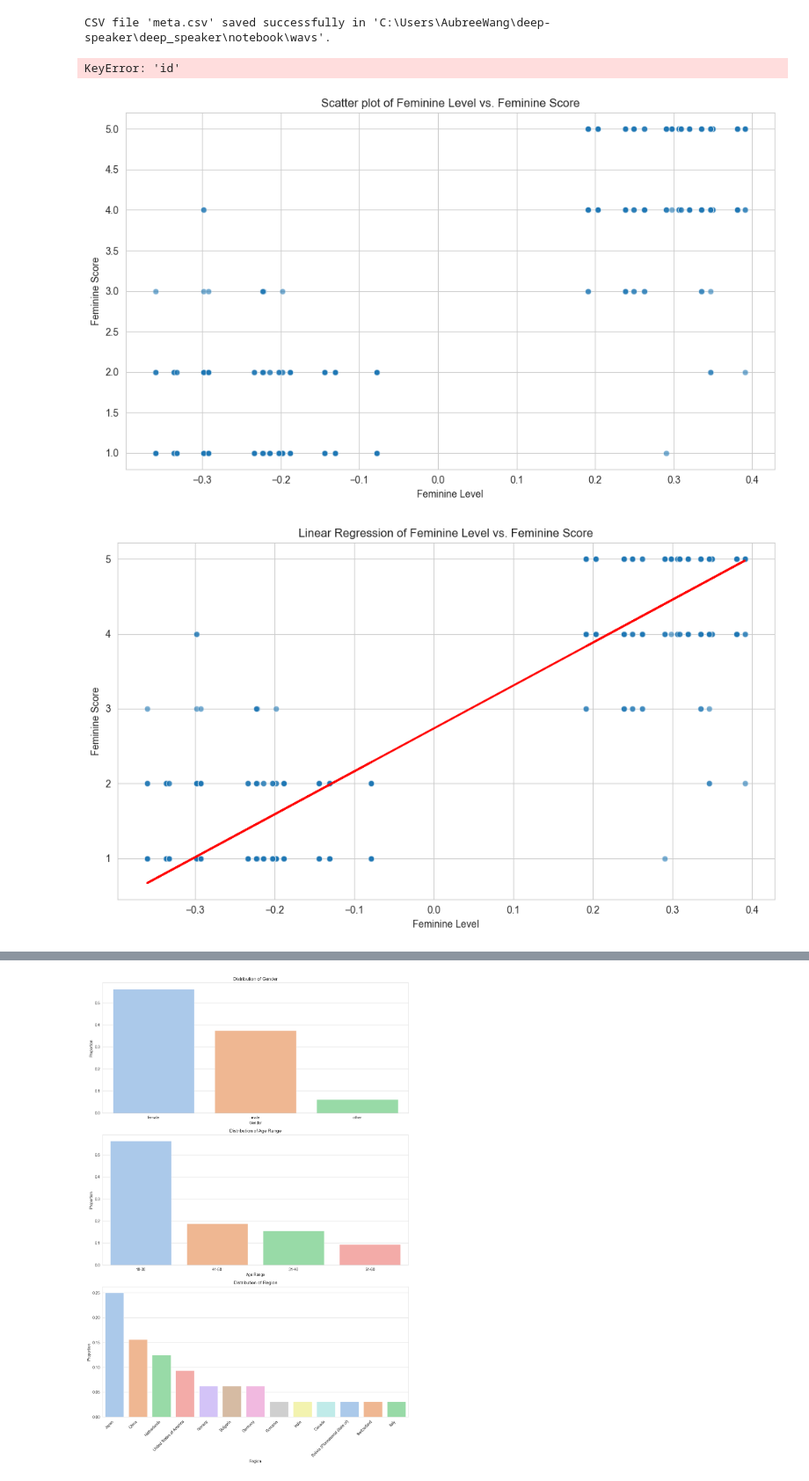
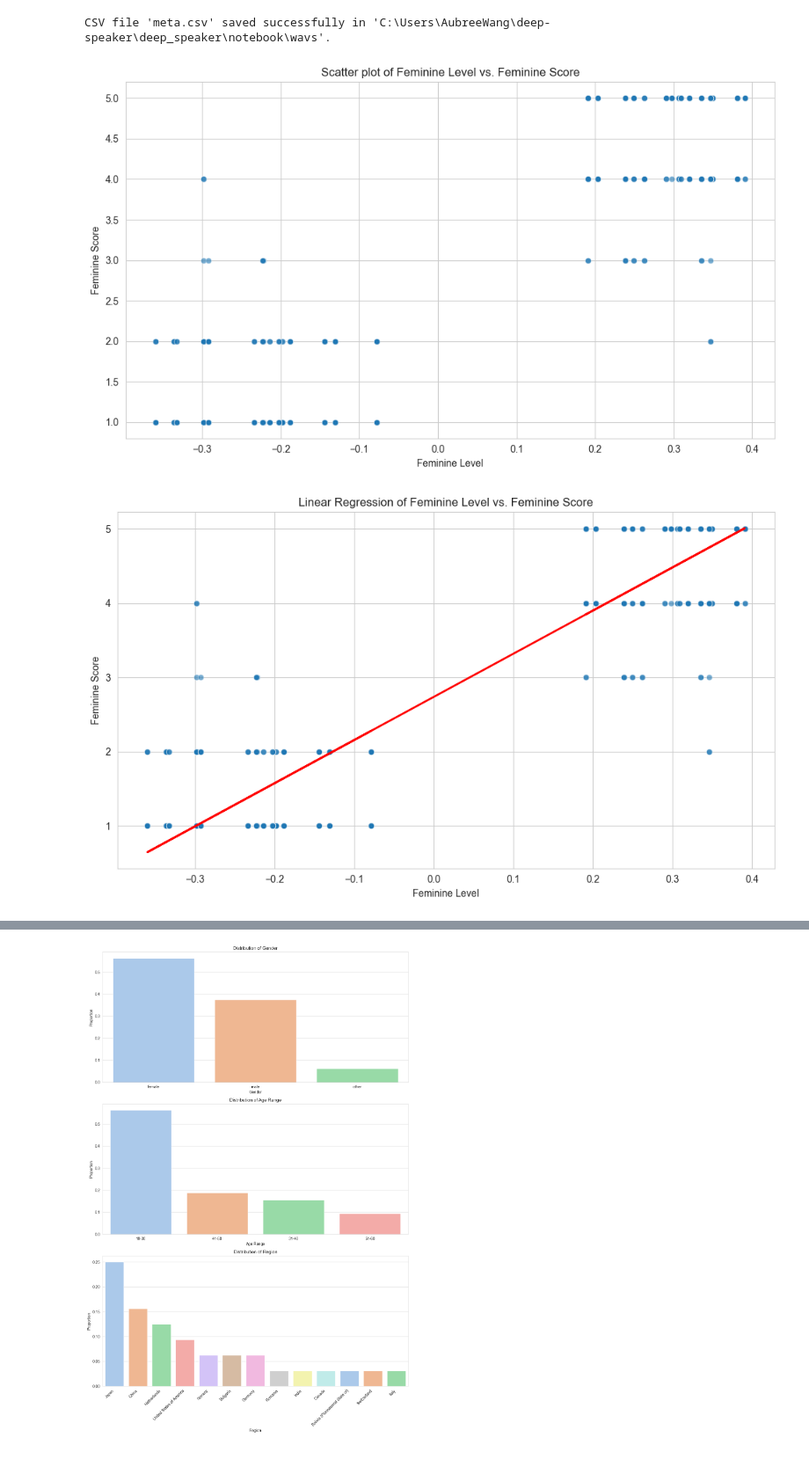
Before and after one commit to YiqiuWangVT/deep-speaker, a Jupyter notebook: deep_speaker/notebook/vctk.ipynb, the cells around one changed output, grey strips where cells are left out. Shown at 88% size. Saved outputs shown, nothing was run; the diff lists cells and outputs as text; code cells hidden in the pictures.

Commit message:
adjust the data

```diff
--- a/deep_speaker/notebook/vctk.ipynb
+++ b/deep_speaker/notebook/vctk.ipynb
@@ -1256,11 +1254,3 @@ with open(file_path, mode="w", newline="") as file:
 print(f"CSV file '{file_name}' saved successfully in '{folder_path}'.")
 # %% [output]
 CSV file 'meta.csv' saved successfully in 'C:\Users\AubreeWang\deep-speaker\deep_speaker\notebook\wavs'.
-# %%
-
-df1 = pd.read_csv(r"C:\Users\AubreeWang\deep-speaker\deep_speaker\notebook\meta_.csv", sep='\t')
-df2 = pd.read_csv(r"C:\Users\AubreeWang\deep-speaker\deep_speaker\notebook\wavs\meta.csv", sep='\t')
-
-merged_df = pd.merge(df2, df1, left_on='speaker_id', right_on='id', how='left')
-# %% [output]
-KeyError: 'id'
@@ -1285,29 +1257,29 @@ df.to_csv(csv_file_path, index=False)
 # %%
 import pandas as pd
 import matplotlib.pyplot as plt
 import seaborn as sns
 from sklearn.linear_model import LinearRegression
 
 # 1. 加载数据
-data = pd.read_csv(r"C:\Users\AubreeWang\deep-speaker\deep_speaker\notebook\result (1).csv")
+data = pd.read_csv(r"C:\Users\AubreeWang\deep-speaker\deep_speaker\notebook\result (adjusted).csv")
 
 # 2. 描述性统计分析
 desc_stats = data[['feminine_level', 'feminine_score']].describe()
 
 # 3. 计算皮尔逊相关系数
 correlation = data['feminine_level'].corr(data['feminine_score'])
 
 # 4. 散点图可视化
 sns.set_style("whitegrid")
 plt.figure(figsize=(10, 6))
 sns.scatterplot(x='feminine_level', y='feminine_score', data=data, alpha=0.6)
 plt.title('Scatter plot of Feminine Level vs. Feminine Score')
 plt.xlabel('Feminine Level')
 plt.ylabel('Feminine Score')
 plt.tight_layout()
 plt.show()
 # %% [output]
-[figure, old version]
+[figure, new version]
 # %%
 # 5. 线性回归分析
 X = data['feminine_level'].values.reshape(-1, 1)
@@ -1329,7 +1301,7 @@ plt.ylabel('Feminine Score')
 plt.tight_layout()
 plt.show()
 # %% [output]
-[figure, old version]
+[figure, new version]
 # %%
 print(f"Pearson Correlation: {correlation}")
 print(f"Linear Regression Equation: y = {slope:.4f}x + {intercept:.4f}")
```
Also changed, not shown: parts of 15 cells of this notebook.
